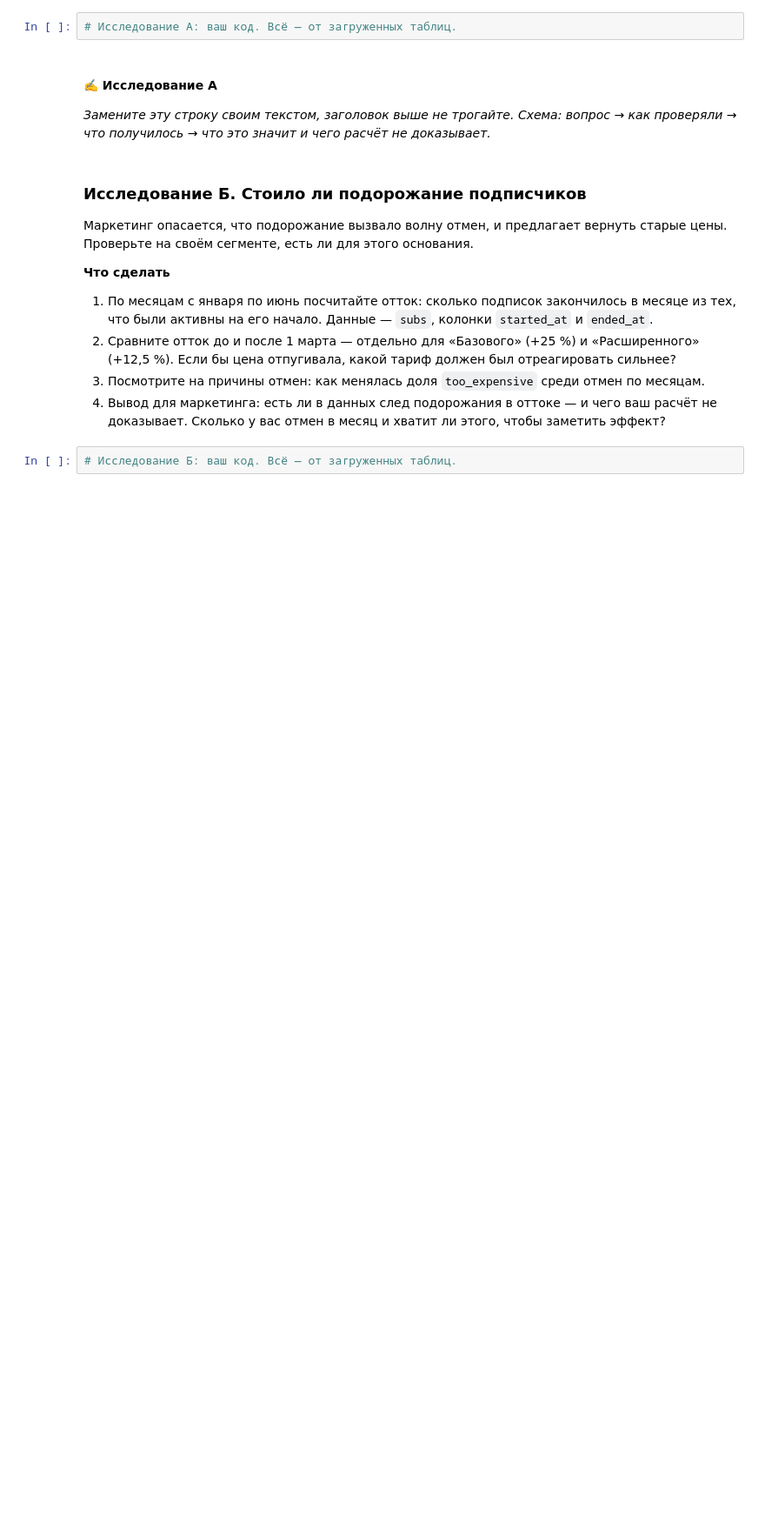
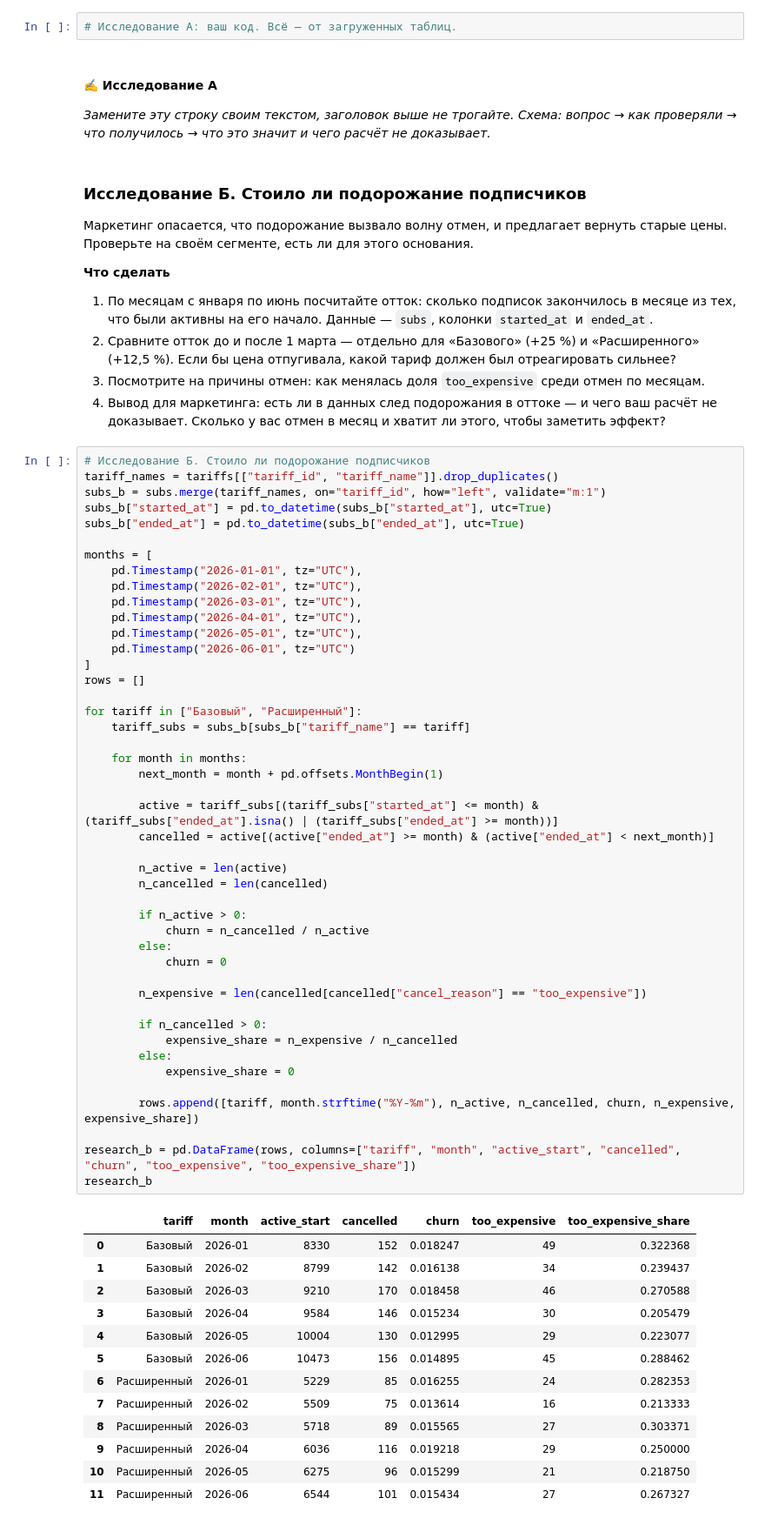
Before and after one commit to nastushkins14/Prime-monitoring-BA, a Jupyter notebook: notebooks/hw2.ipynb, the cells around one changed output. Shown at 87% size. Drawn from its saved outputs; the diff is of its cells as text; blank space fills up the shorter version.

Commit message:
Добавить исследование по оттоку

```diff
--- a/notebooks/hw2.ipynb
+++ b/notebooks/hw2.ipynb
@@ -1168,4 +1186,61 @@ _Замените эту строку своим текстом, заголов
 3. Посмотрите на причины отмен: как менялась доля `too_expensive` среди отмен по месяцам.
 4. Вывод для маркетинга: есть ли в данных след подорожания в оттоке — и чего ваш расчёт не доказывает. Сколько у вас отмен в месяц и хватит ли этого, чтобы заметить эффект?
 # %%
-# Исследование Б: ваш код. Всё — от загруженных таблиц.
+# Исследование Б. Стоило ли подорожание подписчиков
+tariff_names = tariffs[["tariff_id", "tariff_name"]].drop_duplicates()
+subs_b = subs.merge(tariff_names, on="tariff_id", how="left", validate="m:1")
+subs_b["started_at"] = pd.to_datetime(subs_b["started_at"], utc=True)
+subs_b["ended_at"] = pd.to_datetime(subs_b["ended_at"], utc=True)
+
+months = [
+    pd.Timestamp("2026-01-01", tz="UTC"),
+    pd.Timestamp("2026-02-01", tz="UTC"),
+    pd.Timestamp("2026-03-01", tz="UTC"),
+    pd.Timestamp("2026-04-01", tz="UTC"),
+    pd.Timestamp("2026-05-01", tz="UTC"),
+    pd.Timestamp("2026-06-01", tz="UTC")
+]
+rows = []
+
+for tariff in ["Базовый", "Расширенный"]:
+    tariff_subs = subs_b[subs_b["tariff_name"] == tariff]
+
+    for month in months:
+        next_month = month + pd.offsets.MonthBegin(1)
+
+        active = tariff_subs[(tariff_subs["started_at"] <= month) & (tariff_subs["ended_at"].isna() | (tariff_subs["ended_at"] >= month))]
+        cancelled = active[(active["ended_at"] >= month) & (active["ended_at"] < next_month)]
+
+        n_active = len(active)
+        n_cancelled = len(cancelled)
+
+        if n_active > 0:
+            churn = n_cancelled / n_active
+        else:
+            churn = 0
+
+        n_expensive = len(cancelled[cancelled["cancel_reason"] == "too_expensive"])
+
+        if n_cancelled > 0:
+            expensive_share = n_expensive / n_cancelled
+        else:
+            expensive_share = 0
+
+        rows.append([tariff, month.strftime("%Y-%m"), n_active, n_cancelled, churn, n_expensive, expensive_share])
+
+research_b = pd.DataFrame(rows, columns=["tariff", "month", "active_start", "cancelled", "churn", "too_expensive", "too_expensive_share"])
+research_b
+# %% [output]
+|  | tariff | month | active_start | cancelled | churn | too_expensive | too_expensive_share |
+| 0 | Базовый | 2026-01 | 8330 | 152 | 0.018247 | 49 | 0.322368 |
+| 1 | Базовый | 2026-02 | 8799 | 142 | 0.016138 | 34 | 0.239437 |
+| 2 | Базовый | 2026-03 | 9210 | 170 | 0.018458 | 46 | 0.270588 |
+| 3 | Базовый | 2026-04 | 9584 | 146 | 0.015234 | 30 | 0.205479 |
+| 4 | Базовый | 2026-05 | 10004 | 130 | 0.012995 | 29 | 0.223077 |
+| 5 | Базовый | 2026-06 | 10473 | 156 | 0.014895 | 45 | 0.288462 |
+| 6 | Расширенный | 2026-01 | 5229 | 85 | 0.016255 | 24 | 0.282353 |
+| 7 | Расширенный | 2026-02 | 5509 | 75 | 0.013614 | 16 | 0.213333 |
+| 8 | Расширенный | 2026-03 | 5718 | 89 | 0.015565 | 27 | 0.303371 |
+| 9 | Расширенный | 2026-04 | 6036 | 116 | 0.019218 | 29 | 0.250000 |
+| 10 | Расширенный | 2026-05 | 6275 | 96 | 0.015299 | 21 | 0.218750 |
+| 11 | Расширенный | 2026-06 | 6544 | 101 | 0.015434 | 27 | 0.267327 |
```
Also changed, not shown: parts of 5 cells of this notebook.
